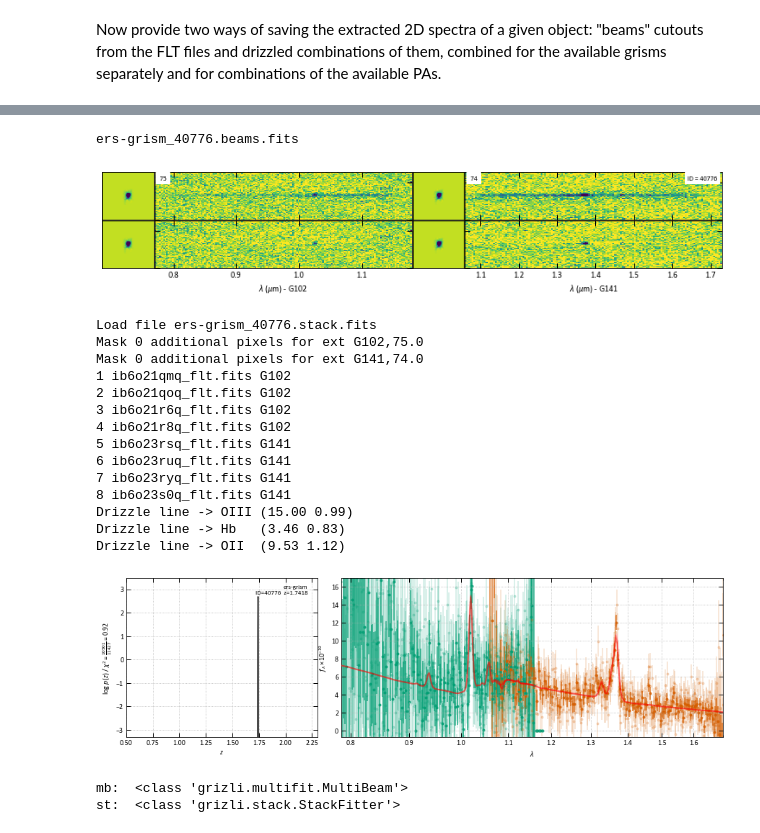
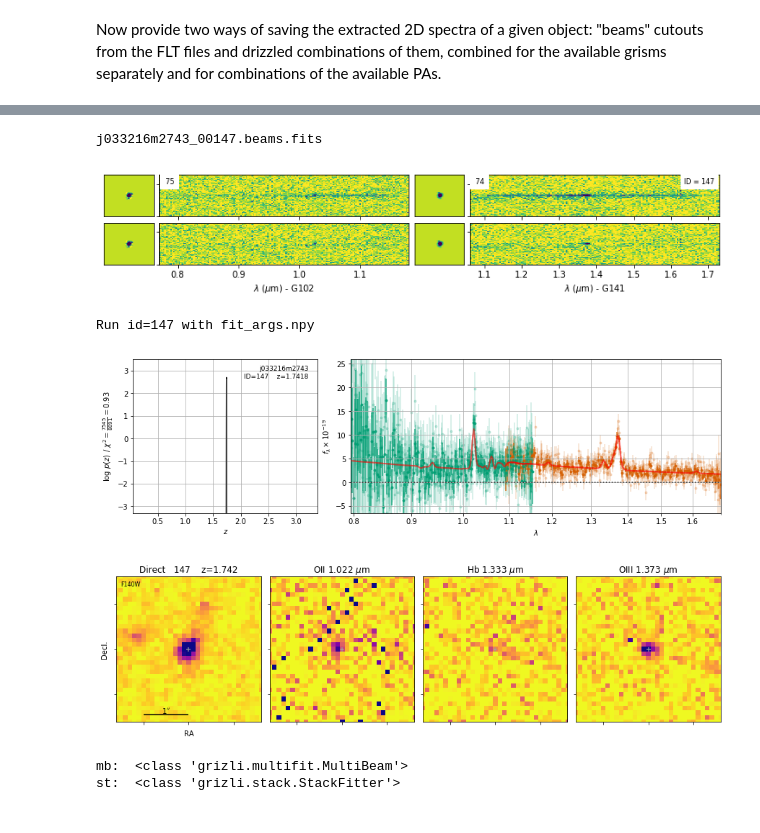
Before and after one commit to gbrammer/grizli, a Jupyter notebook: examples/NewSpectrumFits.ipynb, the cells around one changed output, grey strips where cells are left out. Saved outputs shown, nothing was run; the diff lists cells and outputs as text; code cells hidden in the pictures.

```diff
--- a/examples/NewSpectrumFits.ipynb
+++ b/examples/NewSpectrumFits.ipynb
@@ -60,0 +30,8 @@ Files loaded - 4.21 sec.
+# %%
+os.getcwd()
+root = 'j033216m2743'
+os.chdir('{0}/Extractions'.format(root))
+
+grp = multifit.GroupFLT(grism_files=glob.glob('*GrismFLT.fits'),
+                        catalog='{0}-ir.cat.fits'.format(root),
+                        cpu_count=-1, sci_extn=1, pad=256)
@@ -108,19 +107,9 @@ fsps/fsps_QSF_12_v3_nolines_010.dat  fsps/fsps_QSF_12_v3_nolines_010.dat
 # %%
-# grp `GroupFLT` object created as defined in WFC3IR_Reduction from the WFC3 ERS grism data
-target = 'ers-grism'
-
-# Line-emitter
-id=40776
-
-# Weak continuum features
-#id=41147
-
-# Strong continuum
-#id=43114
+id = source_ids[0]
 
 # Pull out the 2D cutouts
 beams = grp.get_beams(id, size=80)
-mb = grizli.multifit.MultiBeam(beams, fcontam=0.5, group_name=target, psf=False)
+mb = multifit.MultiBeam(beams, fcontam=0.2, group_name=root, psf=False)
 
 # Save a FITS file with the 2D cutouts (beams) from the individual exposures
 mb.write_master_fits()
@@ -131,46 +120,31 @@ poly_templates = grizli.utils.polynomial_templates(wave, order=7)
 pfit = mb.template_at_z(z=0, templates=poly_templates, fit_background=True,
                         fitter='lstsq', get_uncertainties=2)
 
-# Drizzle grisms / PAs
+# Drizzle grisms / PAs and make a figure
 hdu, fig = mb.drizzle_grisms_and_PAs(fcontam=0.2, flambda=False, kernel='point',
-                                     size=32, zfit=pfit)
+                                     size=32, zfit=pfit, diff=True)
 
 # Save drizzle figure FITS file
-fig.savefig('{0}_{1:05d}.stack.png'.format(target, id))
-hdu.writeto('{0}_{1:05d}.stack.fits'.format(target, id), clobber=True)
+fig.savefig('{0}_{1:05d}.stack.png'.format(root, id))
+hdu.writeto('{0}_{1:05d}.stack.fits'.format(root, id), clobber=True)
 # %% [output]
-ers-grism_40776.beams.fits
+j033216m2743_00147.beams.fits
-[figure, old version]
+[figure, new version]
 # %%
-from imp import reload
-
 # High-level wrapper script for doing everything (redshift fits, line fluxes, drizzled line
 # maps).  More explanation of the details of individual steps TBD.
 #
-# Needs to be able to find {target}_{id:05d}.beams.fits and {target}_{id:05d}.stack.fits
+# Needs to be able to find {root}_{id:05d}.beams.fits and {root}_{id:05d}.stack.fits
 # generated above
-out = grizli.fitting.run_all(id, t0=templ0, t1=templ1, fwhm=1200,
-                             zr=[0.5, 2.3], dz=[0.004, 0.0005],
-                             fitter='nnls', group_name=target, prior=None, fcontam=0.,
-                             pline=pline, mask_sn_limit=7, fit_beams=True, fit_stacks=False,
-                             root=target+'_', fit_trace_shift=False, verbose=False,
-                             phot=None, scale_photometry=False, show_beams=True)
+from grizli import fitting
+out = fitting.run_all_parallel(id, get_output_data=True,
+                               fit_beams=True, fit_only_beams=False,
+                               verbose=False,
+                               argsfile='fit_args.npy')
 # %% [output]
-Load file ers-grism_40776.stack.fits
-Mask 0 additional pixels for ext G102,75.0
-Mask 0 additional pixels for ext G141,74.0
-1 ib6o21qmq_flt.fits G102
-2 ib6o21qoq_flt.fits G102
-3 ib6o21r6q_flt.fits G102
-4 ib6o21r8q_flt.fits G102
-5 ib6o23rsq_flt.fits G141
-6 ib6o23ruq_flt.fits G141
-7 ib6o23ryq_flt.fits G141
-8 ib6o23s0q_flt.fits G141
-Drizzle line -> OIII (15.00 0.99)
-Drizzle line -> Hb   (3.46 0.83)
-Drizzle line -> OII  (9.53 1.12)
+Run id=147 with fit_args.npy
-[figure, old version]
+[figure, new version]
+[figure, added]
 # %%
 # Products
 mb, st, fit, tfit, line_hdu = out
```
Also changed, not shown: parts of 21 cells of this notebook.
